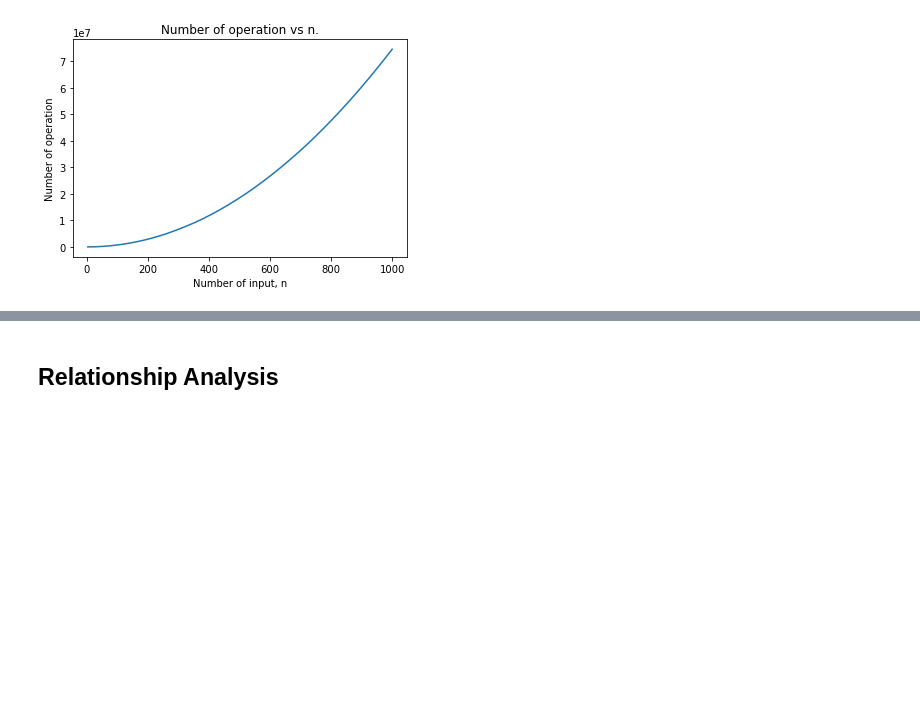
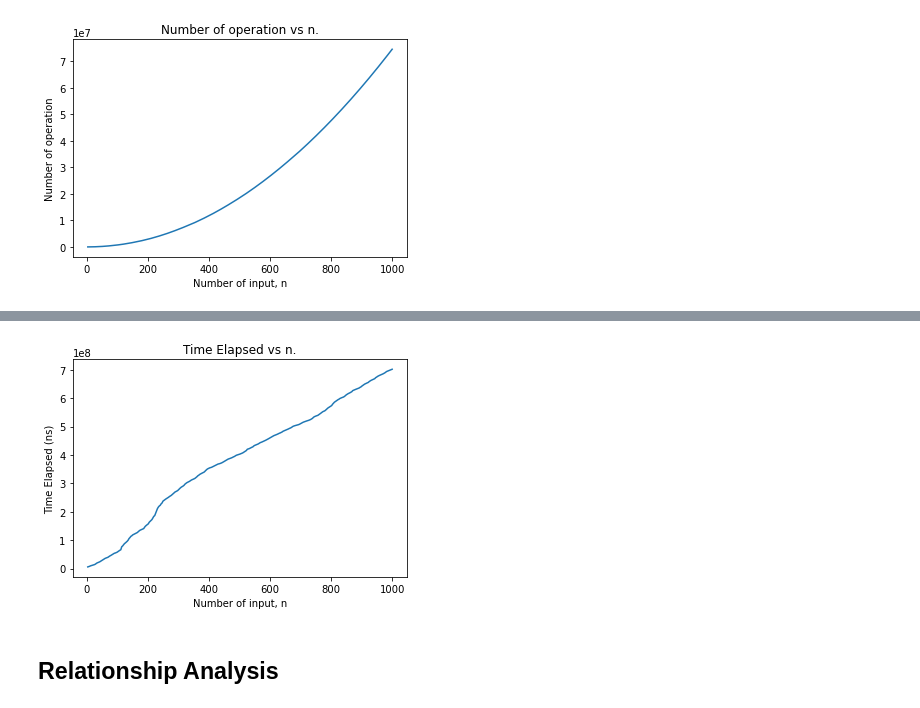
Before and after one commit to diminecjean/radix-sort, a Jupyter notebook: radix_sort_graph_analysis.ipynb, the cells around one changed output, grey strips where cells are left out. Saved outputs shown, nothing was run; the diff lists cells and outputs as text; code cells hidden in the pictures; blank space fills up the shorter version.

```diff
--- a/radix_sort_graph_analysis.ipynb
+++ b/radix_sort_graph_analysis.ipynb
@@ -322,0 +384,3 @@ plt.show()
+# %%
+x8 = pd.read_csv("NumOfInputs-n_1000.csv")
+x8
@@ -322,0 +401,3 @@ plt.show()
+# %%
+y8 = pd.read_csv("TimeElapsed_fp-1000.csv")
+y8
@@ -323,3 +418,14 @@ plt.show()
+# %%
+# Data Type = Floating Point
+# Upperbound Value = 10000
+# Number of Maximum Inputs = 1000
+plt.title("Time Elapsed vs n.")
+plt.xlabel("Number of input, n")
+plt.ylabel("Time Elapsed (ns)")
+plt.plot(x8.to_numpy(),y8.to_numpy())
+plt.show()
+# %% [output]
+[figure, added]
 # %% [markdown]
 ## Relationship Analysis
 # %% [markdown]
```
Also changed, not shown: parts of 15 cells of this notebook.
